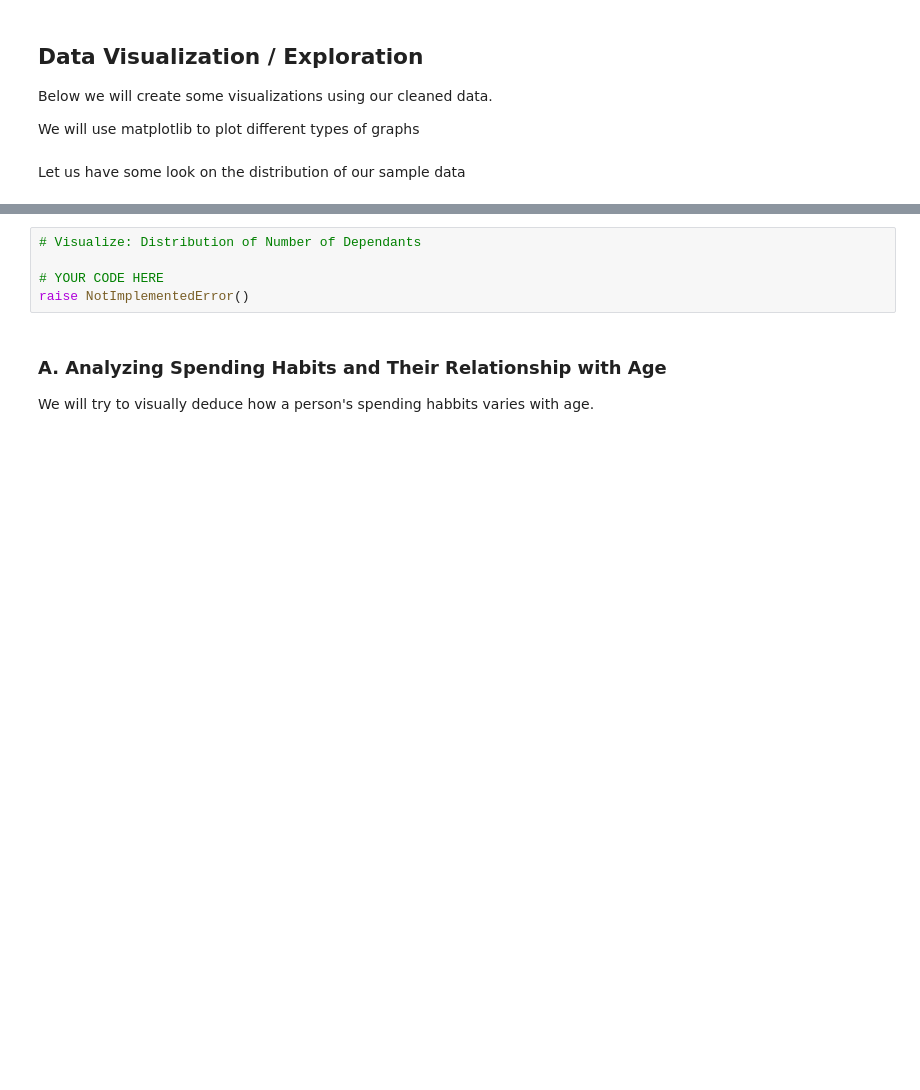
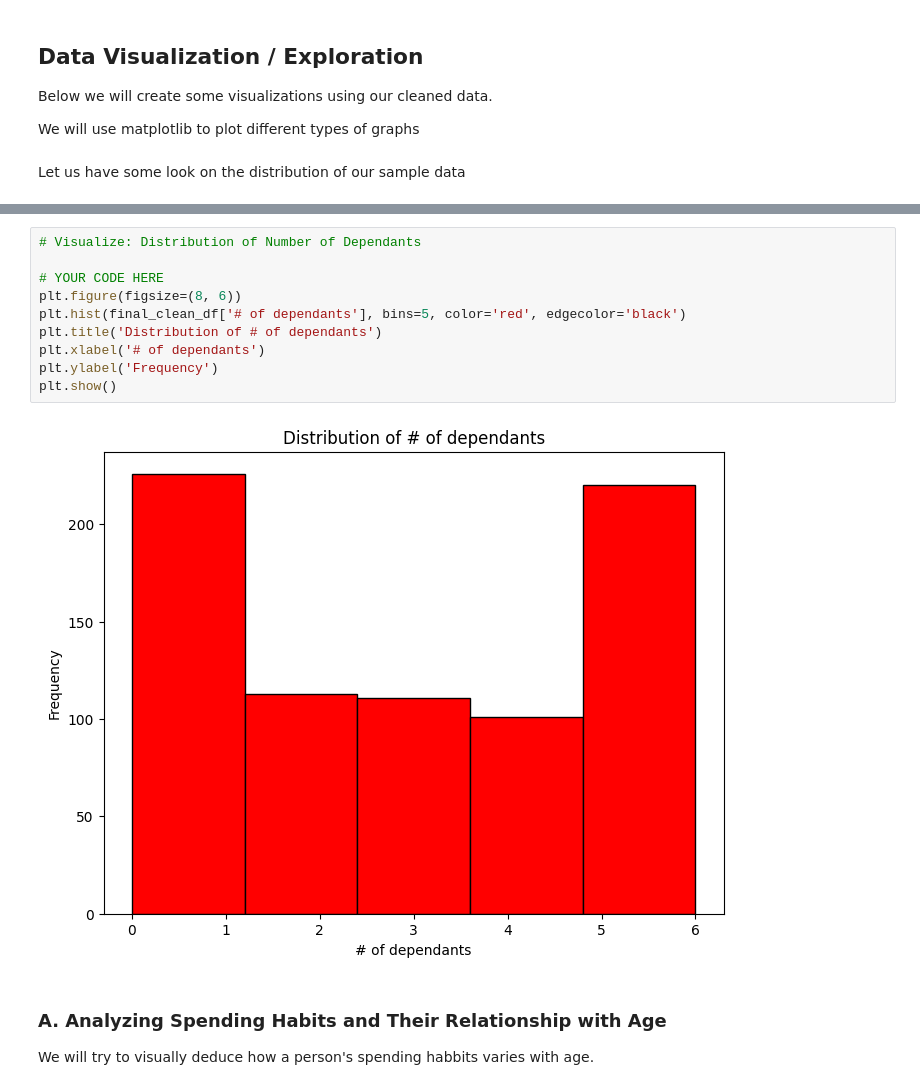
Before and after one commit to abbasidaniyalorg/data-exploration-and-data-wrangling-concepts-abbasidaniyal, a Jupyter notebook: Assignment1.ipynb, the cells around one changed output, grey strips where cells are left out. Drawn from its saved outputs; the diff is of its cells as text; blank space fills up the shorter version.

```diff
--- a/Assignment1.ipynb
+++ b/Assignment1.ipynb
@@ -516,8 +705,15 @@ raise NotImplementedError()
 # %%
 # Visualize: Distribution of Number of Dependants
 
 # YOUR CODE HERE
-raise NotImplementedError()
+plt.figure(figsize=(8, 6))
+plt.hist(final_clean_df['# of dependants'], bins=5, color='red', edgecolor='black')
+plt.title('Distribution of # of dependants')
+plt.xlabel('# of dependants')
+plt.ylabel('Frequency')
+plt.show()
+# %% [output]
+[figure, added]
 # %% [markdown]
 ### A. Analyzing Spending Habits and Their Relationship with Age
 
```
Also changed, not shown: parts of 40 cells of this notebook.
